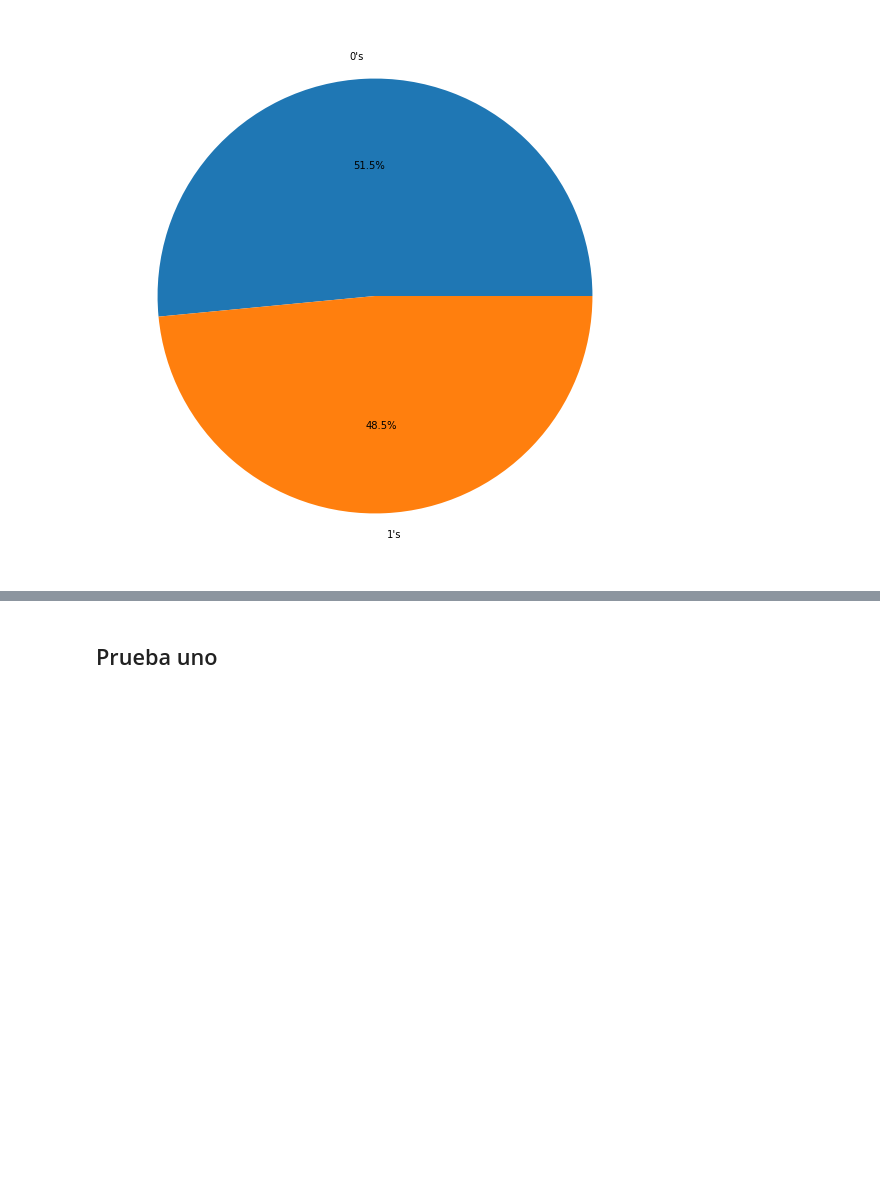
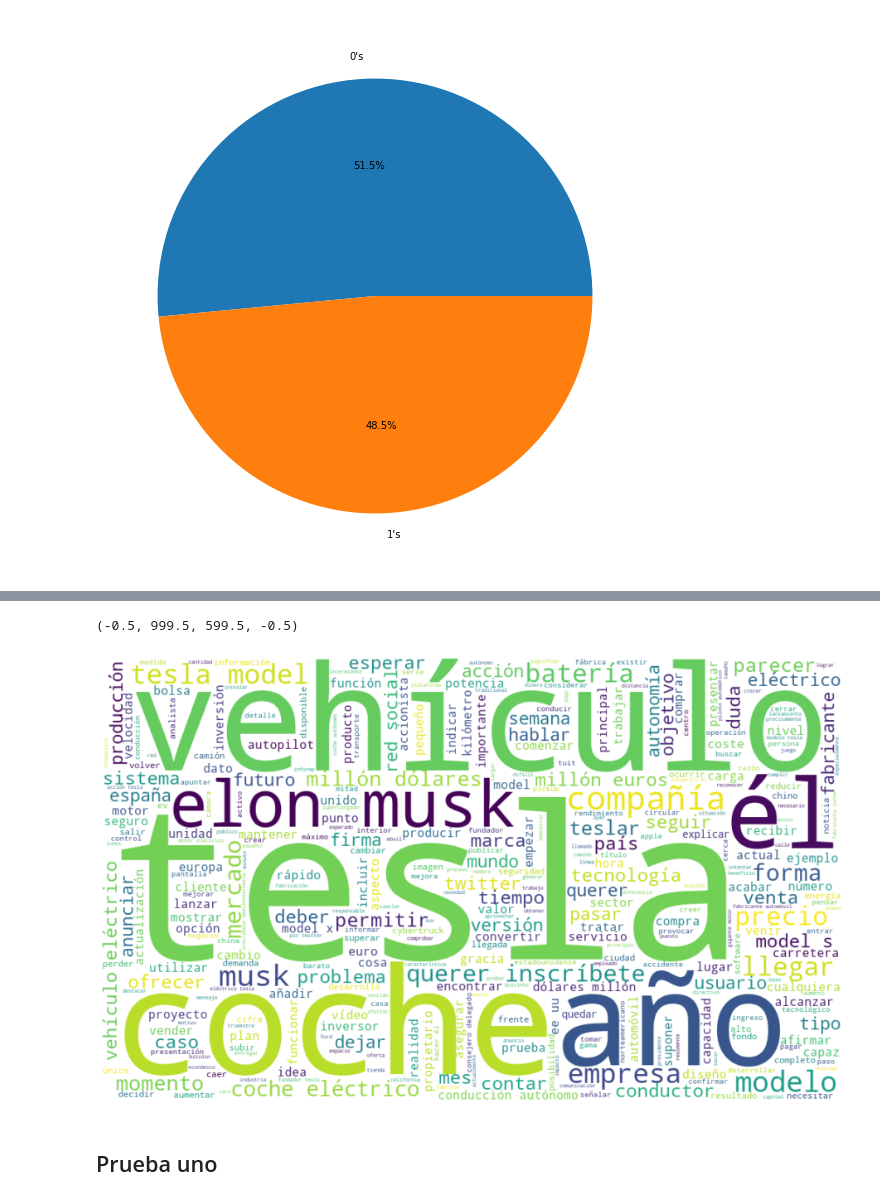
Before and after one commit to Ger-dot-m/vento-aureo, a Jupyter notebook: Hoja de análisis.ipynb, the cells around one changed output, grey strips where cells are left out. Drawn from its saved outputs; the diff is of its cells as text; code cells hidden in the pictures; blank space fills up the shorter version.

```diff
--- a/Hoja de análisis.ipynb
+++ b/Hoja de análisis.ipynb
@@ -220,3 +240,9 @@ plt.show()
+# %%
+plt.imshow(word_cloud_0, interpolation='bilinear')
+plt.axis('off')
+# %% [output]
+(-0.5, 999.5, 599.5, -0.5)
+[figure, added]
 # %%
 from sklearn.feature_extraction.text import TfidfVectorizer
 from sklearn.ensemble import RandomForestClassifier
```
Also changed, not shown: parts of 8 cells of this notebook, 4 other files.
